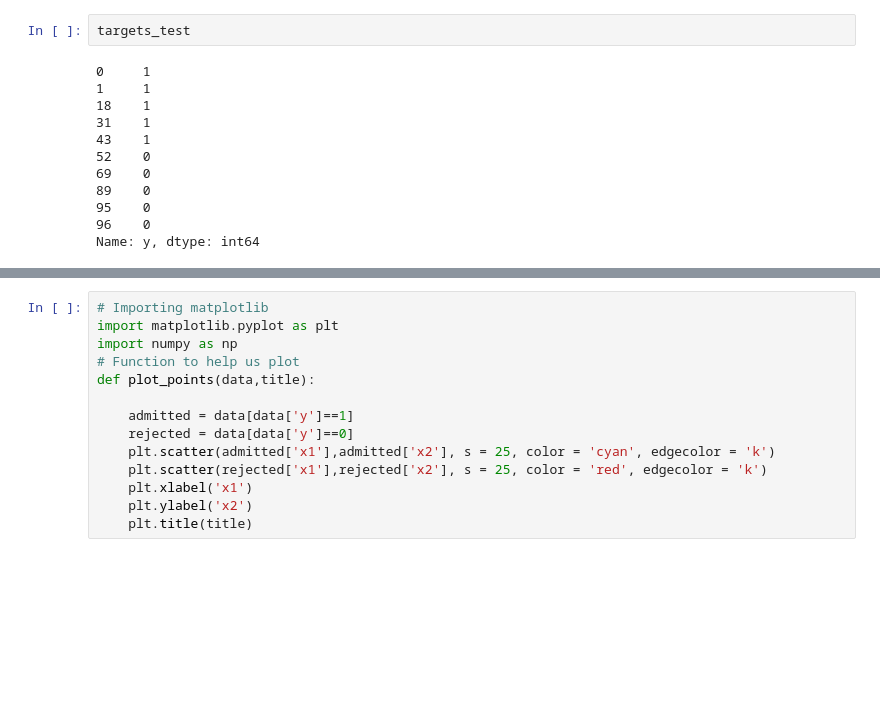
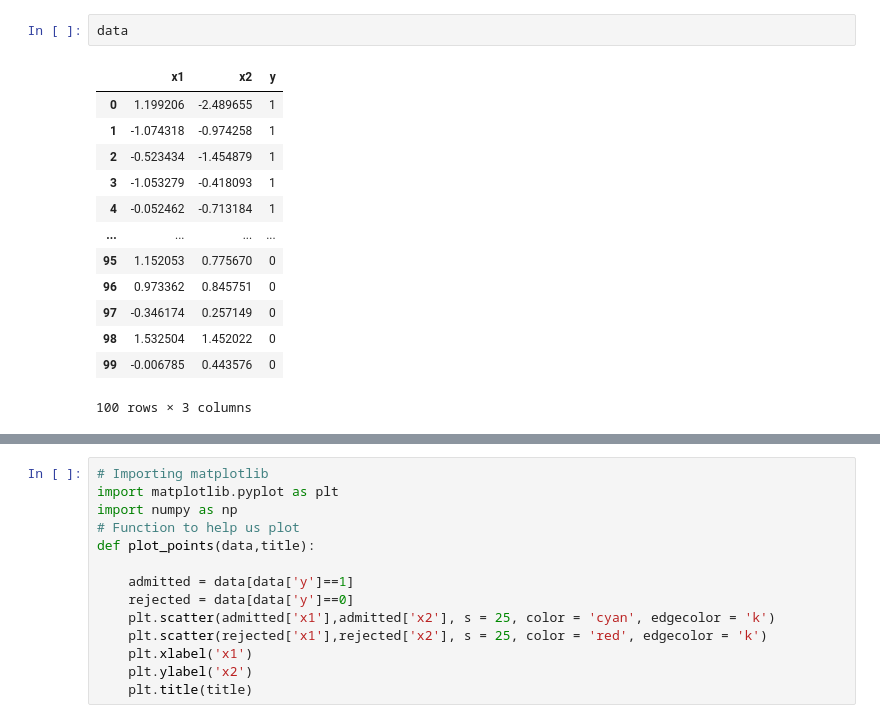
Before and after one commit to WikiGenius/neural_network, a Jupyter notebook: analize.ipynb, the cells around one changed output, grey strips where cells are left out. Saved outputs shown, nothing was run; the diff lists cells and outputs as text; blank space fills up the shorter version.

```diff
--- a/analize.ipynb
+++ b/analize.ipynb
@@ -9,17 +7,19 @@ data, features, targets,features_test,targets_test = data_prep.data, data_prep.f
-# %%
-targets_test
-# %% [output]
-0     1
-1     1
-18    1
-31    1
-43    1
-52    0
-69    0
-89    0
-95    0
-96    0
-Name: y, dtype: int64
+# %%
+data
+# %% [output]
+|  | x1 | x2 | y |
+| 0 | 1.199206 | -2.489655 | 1 |
+| 1 | -1.074318 | -0.974258 | 1 |
+| 2 | -0.523434 | -1.454879 | 1 |
+| 3 | -1.053279 | -0.418093 | 1 |
+| 4 | -0.052462 | -0.713184 | 1 |
+| ... | ... | ... | ... |
+| 95 | 1.152053 | 0.775670 | 0 |
+| 96 | 0.973362 | 0.845751 | 0 |
+| 97 | -0.346174 | 0.257149 | 0 |
+| 98 | 1.532504 | 1.452022 | 0 |
+| 99 | -0.006785 | 0.443576 | 0 |
+100 rows × 3 columns
 # %%
 features_test
 # %% [output]
```
Also changed, not shown: parts of 2 cells of this notebook, 4 other files.
